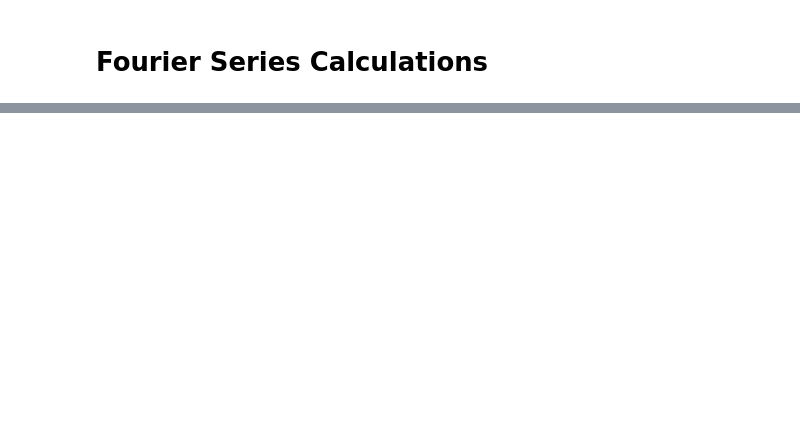
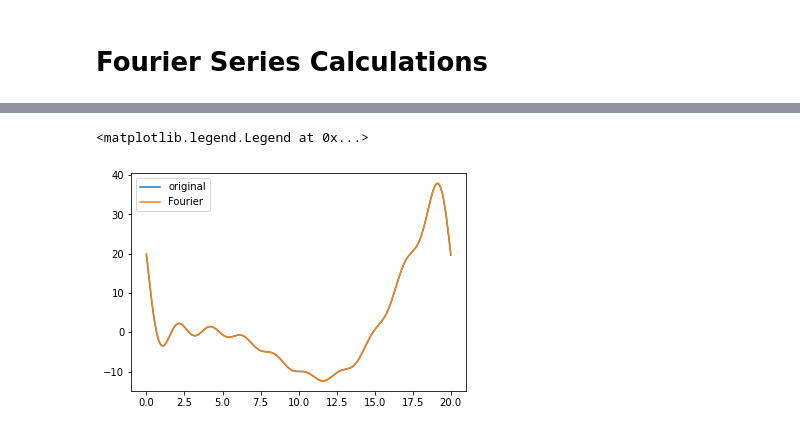
Before and after one commit to scuervo91/fourierpy, a Jupyter notebook: docs/examples/1-FourierSeries/1a_FourierSeries.ipynb, the cells around one changed output, grey strips where cells are left out. Cells and saved outputs as stored; diff of their text form; code cells hidden in the pictures; blank space fills up the shorter version.

```diff
--- a/docs/examples/1-FourierSeries/1a_FourierSeries.ipynb
+++ b/docs/examples/1-FourierSeries/1a_FourierSeries.ipynb
@@ -75,0 +99,11 @@ plt.plot(fs4.real,fs4.imag, label ='Fourier')
+# %%
+f6 = FourierExp.fit(x2,fs2.flatten().real,10)
+
+fs6 = f6.forward(x2)
+
+plt.plot(x2,fs2, label ='original')
+plt.plot(x2,fs6.real, label ='Fourier')
+plt.legend()
+# %% [output]
+<matplotlib.legend.Legend at 0x...>
+[figure, added]
```
Also changed, not shown: parts of 12 cells of this notebook, 2 other files.
